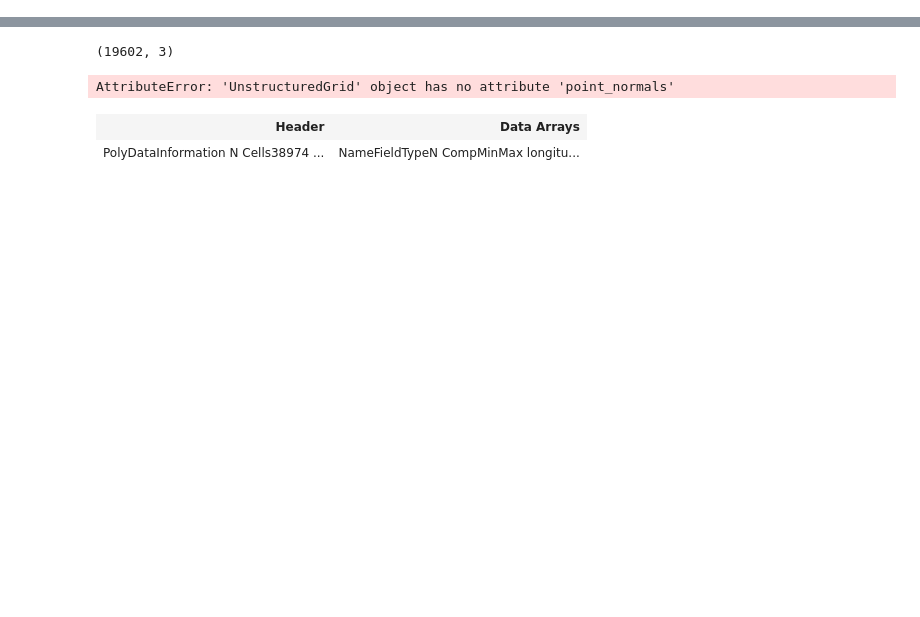
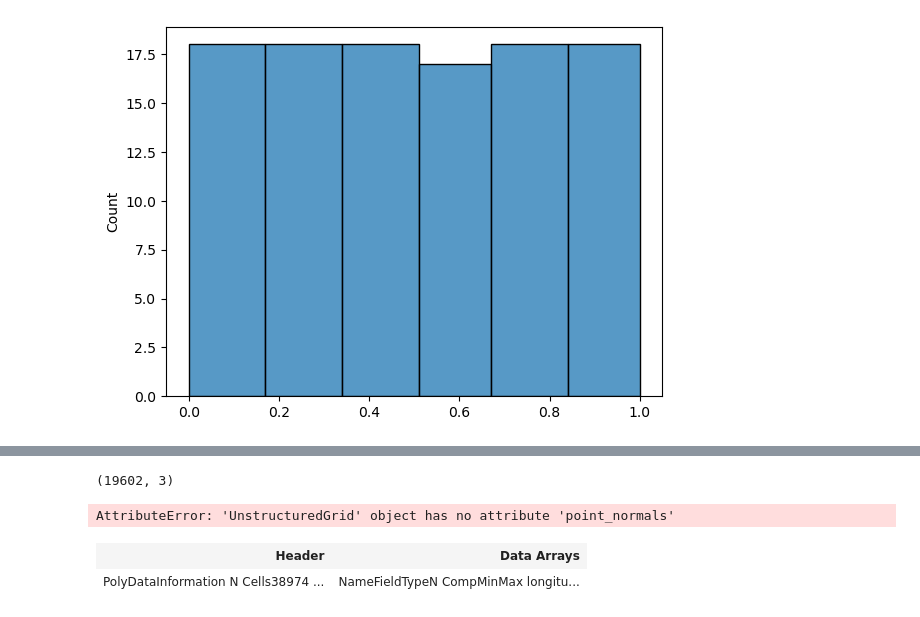
Before and after one commit to rhoP/MLgSA_GCNN, a Jupyter notebook: anal/Analysis.ipynb, the cells around one changed output, grey strips where cells are left out. Drawn from its saved outputs; the diff is of its cells as text; code cells hidden in the pictures; blank space fills up the shorter version.

```diff
--- a/anal/Analysis.ipynb
+++ b/anal/Analysis.ipynb
@@ -136,7 +145,10 @@ def F(x):
 # %%
 hat_y = [F(y) for y in ys]
 
-plt.hist(hat_y, bins= [0.0, 0.17, 0.34, 0.51 , 0.67, 0.84, 1.])
+sns.histplot(hat_y, bins = [0.0, 0.17, 0.34, 0.51 , 0.67, 0.84, 1.])
+plt.savefig('../export/unifhist.pdf', format='pdf')
+# %% [output]
+[figure, added]
 # %%
 counts, bins =np.histogram(hat_y,bins=[0.0, 0.17, 0.34, 0.51 , 0.67, 0.84, 1.])
 
```
Also changed, not shown: parts of 29 cells of this notebook, 1 other file.
